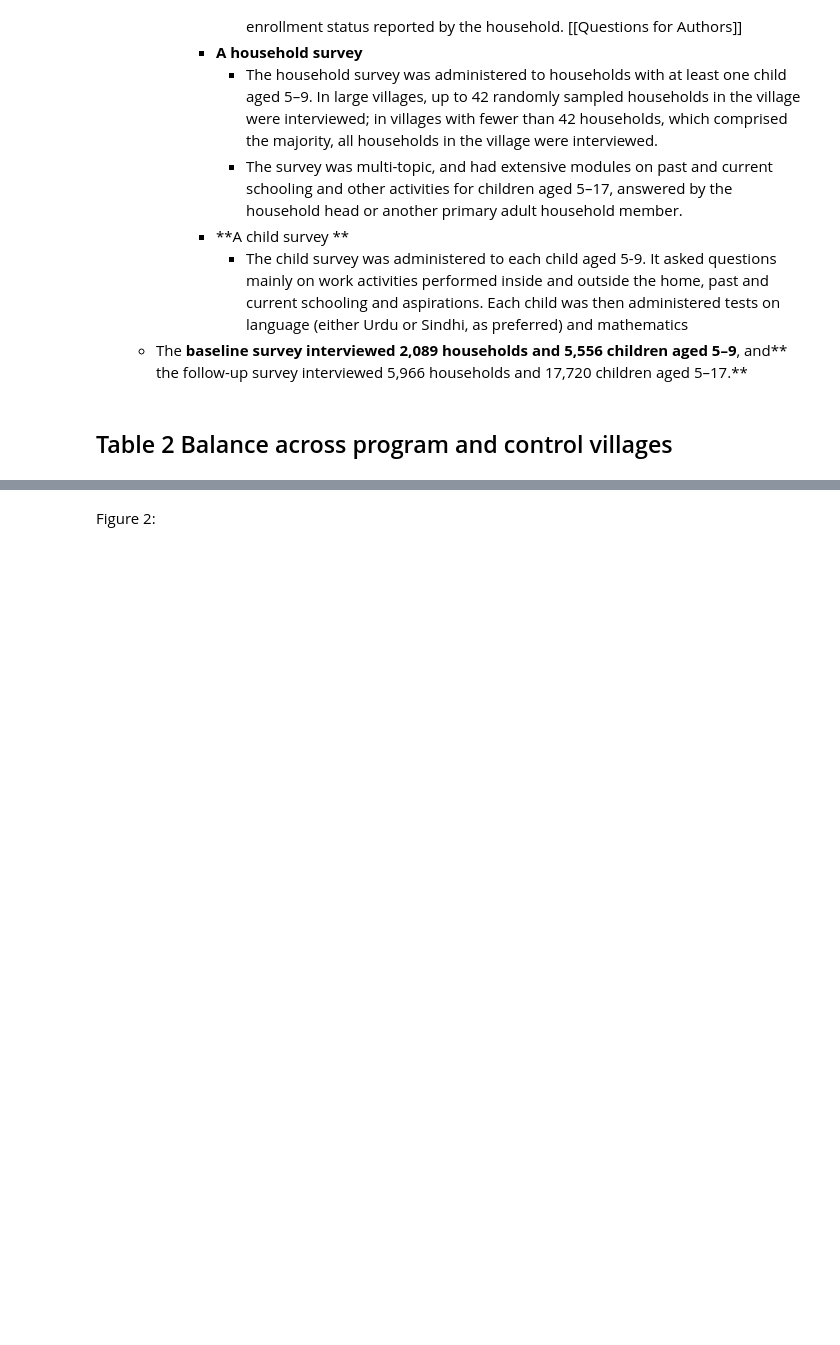
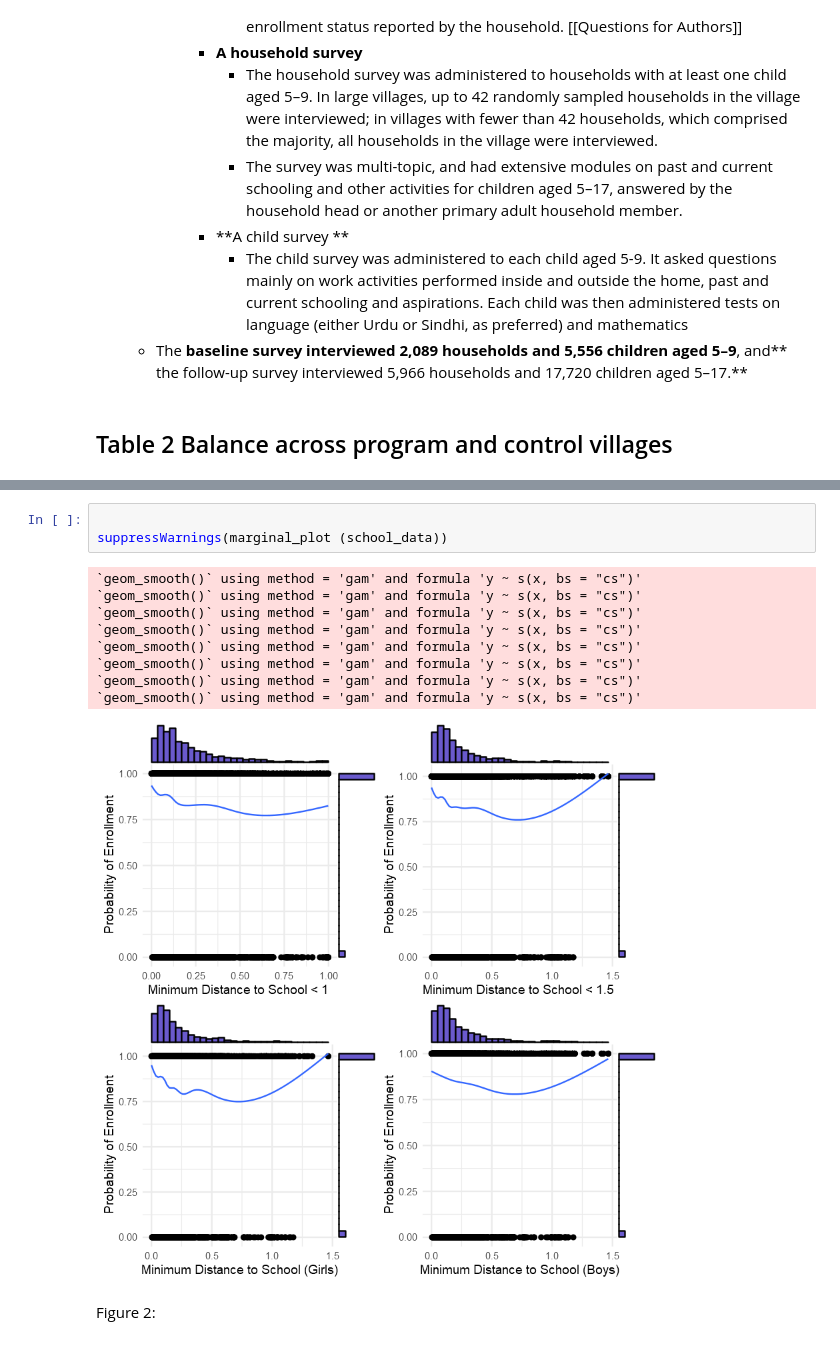
Before and after one commit to Abraham-newbie/Replication, a Jupyter notebook: project.ipynb, the cells around one changed output, grey strips where cells are left out. Cells and saved outputs as stored; diff of their text form; blank space fills up the shorter version.

```diff
--- a/project.ipynb
+++ b/project.ipynb
@@ -199,3 +194,16 @@ print(figure_1.1)
+# %%
+
+suppressWarnings(marginal_plot (school_data))
+# %% [output]
+`geom_smooth()` using method = 'gam' and formula 'y ~ s(x, bs = "cs")'
+`geom_smooth()` using method = 'gam' and formula 'y ~ s(x, bs = "cs")'
+`geom_smooth()` using method = 'gam' and formula 'y ~ s(x, bs = "cs")'
+`geom_smooth()` using method = 'gam' and formula 'y ~ s(x, bs = "cs")'
+`geom_smooth()` using method = 'gam' and formula 'y ~ s(x, bs = "cs")'
+`geom_smooth()` using method = 'gam' and formula 'y ~ s(x, bs = "cs")'
+`geom_smooth()` using method = 'gam' and formula 'y ~ s(x, bs = "cs")'
+`geom_smooth()` using method = 'gam' and formula 'y ~ s(x, bs = "cs")'
+[figure, added]
 # %% [markdown]
 Figure 2:
 # %%
```
Also changed, not shown: parts of 9 cells of this notebook, 2 other files.
